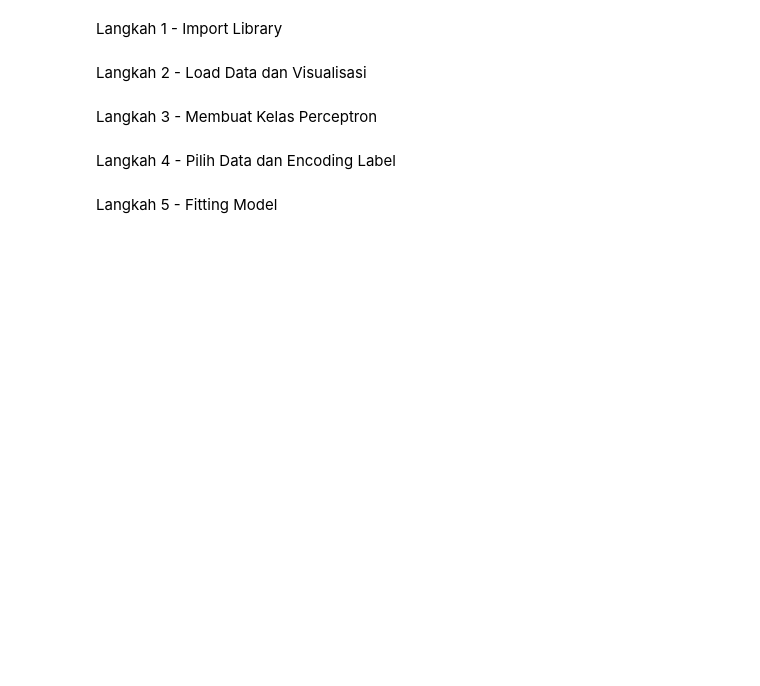
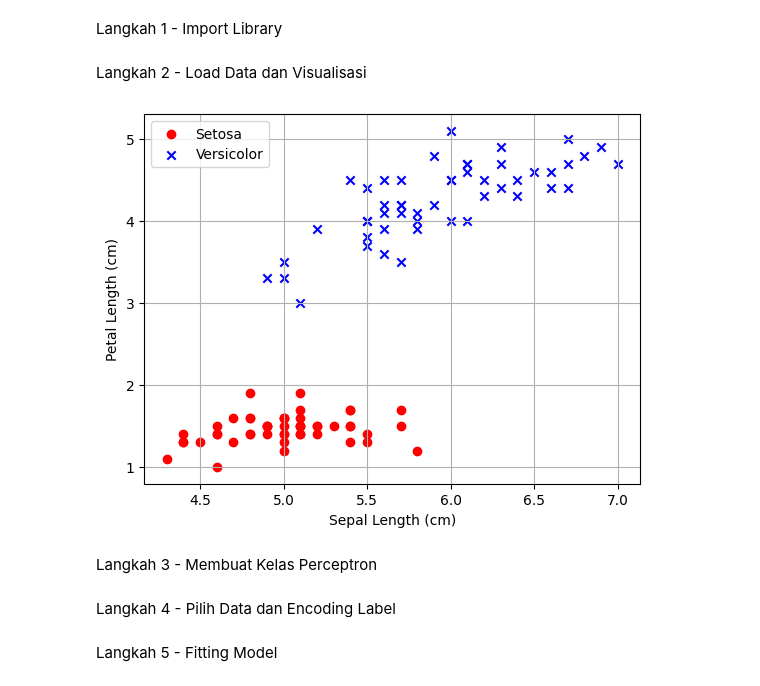
Before and after one commit to CFathurrohman/Machine_learning, a Jupyter notebook: Week9/ML_W9_P1.ipynb, the cells around one changed output. Drawn from its saved outputs; the diff is of its cells as text; code cells hidden in the pictures; blank space fills up the shorter version.

```diff
--- a/Week9/ML_W9_P1.ipynb
+++ b/Week9/ML_W9_P1.ipynb
@@ -23,20 +23,25 @@ import seaborn as sns
 # %% [markdown]
 Langkah 2 - Load Data dan Visualisasi
 # %%
-df = pd.read_csv('/content/drive/MyDrive/Ml/W9/Dataset/Iris.csv', header=None)
-setosa = df[df[4] == 'Iris-setosa']
-versicolor = df[df[4] == 'Iris-versicolor']
-virginica = df[df[4] == 'Iris-virginica']
+df = pd.read_csv('/content/drive/MyDrive/Ml/W9/Dataset/Iris.csv')
 
-a, b = 0, 3
-plt.scatter(setosa[a], setosa[b], color='red', marker='o', label='setosa')
-plt.scatter(versicolor[a], versicolor[b], color='blue', marker='x', label='versicolor')
+# Filter data berdasarkan spesies
+setosa = df[df['Species'] == 'Iris-setosa']
+versicolor = df[df['Species'] == 'Iris-versicolor']
+virginica = df[df['Species'] == 'Iris-virginica']
 
-plt.xlabel('Petal Length')
-plt.ylabel('Sepal Length')
+# Pilih fitur yang akan divisualisasikan (SepalLengthCm vs PetalLengthCm)
+a, b = 'SepalLengthCm', 'PetalLengthCm'
+plt.scatter(setosa[a], setosa[b], color='red', marker='o', label='Setosa')
+plt.scatter(versicolor[a], versicolor[b], color='blue', marker='x', label='Versicolor')
+
+plt.xlabel('Sepal Length (cm)')
+plt.ylabel('Petal Length (cm)')
 plt.legend(loc='upper left')
 plt.grid()
 plt.show()
+# %% [output]
+[figure, added]
 # %% [markdown]
 Langkah 3 - Membuat Kelas Perceptron
 # %%
```
Also changed, not shown: parts of 5 cells of this notebook.
